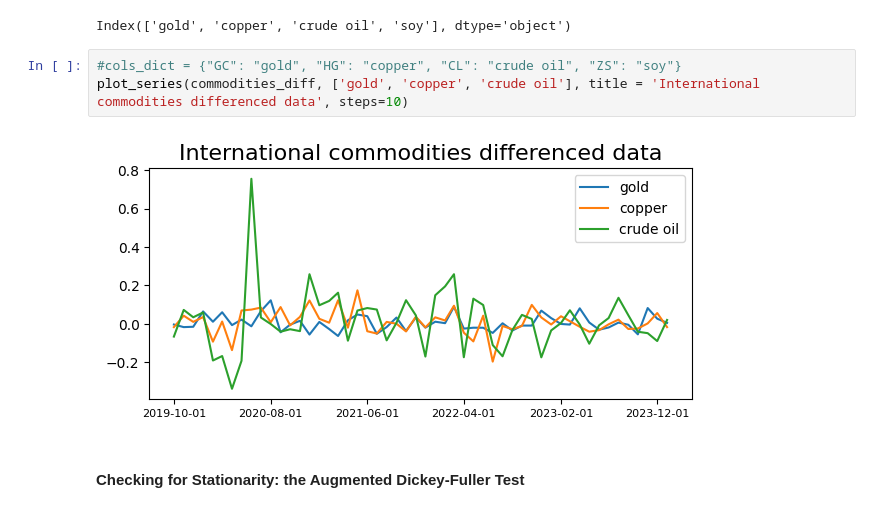
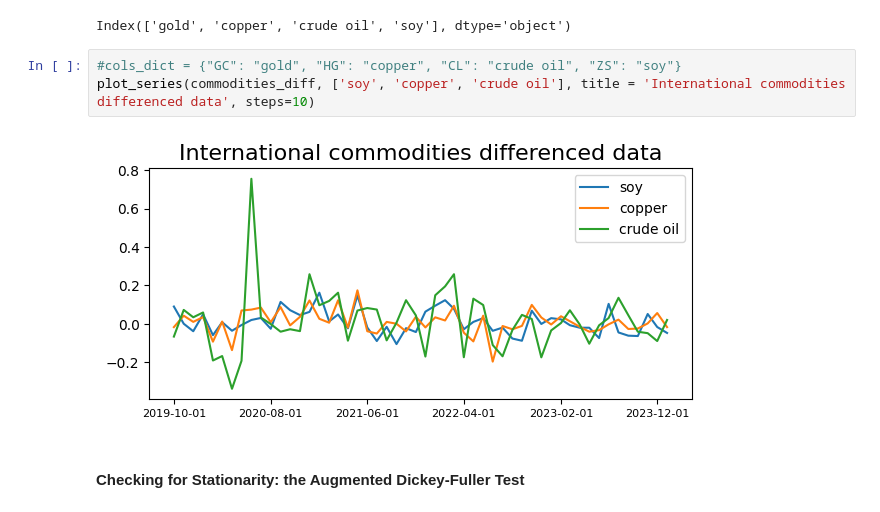
Before and after one commit to klyons/rates_cluster_nlp, a Jupyter notebook: time_series/time_series.ipynb, the cells around one changed output. Saved outputs shown, nothing was run; the diff lists cells and outputs as text.

```diff
--- a/time_series/time_series.ipynb
+++ b/time_series/time_series.ipynb
@@ -86,9 +96,9 @@ commodities.columns
 Index(['gold', 'copper', 'crude oil', 'soy'], dtype='object')
 # %%
 #cols_dict = {"GC": "gold", "HG": "copper", "CL": "crude oil", "ZS": "soy"}
-plot_series(commodities_diff, ['gold', 'copper', 'crude oil'], title = 'International commodities differenced data', steps=10)
+plot_series(commodities_diff, ['soy', 'copper', 'crude oil'], title = 'International commodities differenced data', steps=10)
 # %% [output]
-[figure, old version]
+[figure, new version]
 # %% [markdown]
 #### Checking for Stationarity: the Augmented Dickey-Fuller Test
 # %%
```
Also changed, not shown: parts of 22 cells of this notebook, 36 other files.
